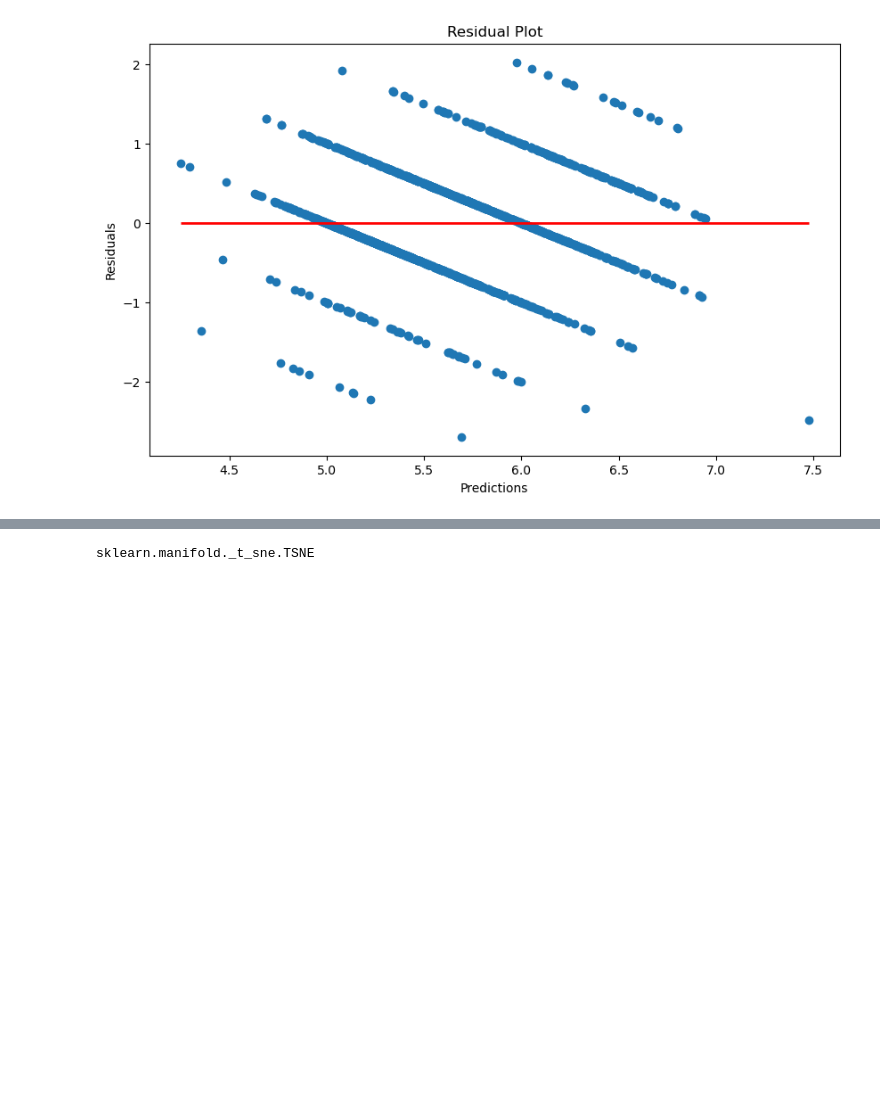
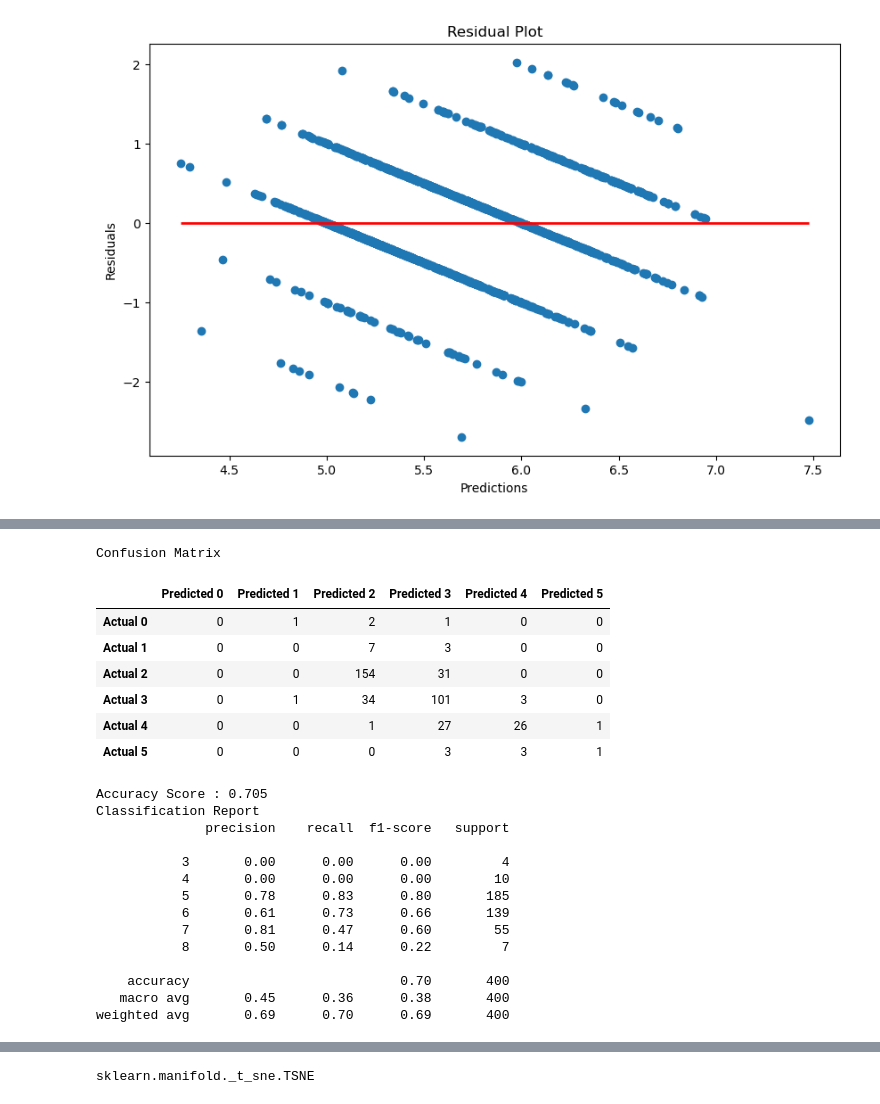
Before and after one commit to Berli85/Project4_Team2, a Jupyter notebook: combined_dataset/regression_analysis.ipynb, the cells around one changed output, grey strips where cells are left out. Saved outputs shown, nothing was run; the diff lists cells and outputs as text; code cells hidden in the pictures; blank space fills up the shorter version.

```diff
--- a/eda/regression_analysis.ipynb
+++ b/combined_dataset/regression_analysis.ipynb
@@ -430,0 +439,44 @@ plt.show()
+# %%
+# Making predictions using the testing data
+predictions = rf_model.predict(X_test_scaled)
+# %%
+# Model evaluation
+# Calculating the confusion matrix
+cm = confusion_matrix(y_test, predictions)
+cm_df = pd.DataFrame(
+    cm, index=["Actual 0", "Actual 1","Actual 2","Actual 3","Actual 4","Actual 5"],
+    columns=["Predicted 0", "Predicted 1", "Predicted 2", "Predicted 3", "Predicted 4", "Predicted 5"]
+)
+
+# Calculating the accuracy score
+acc_score = accuracy_score(y_test, predictions)
+# %%
+# Displaying results
+print("Confusion Matrix")
+display(cm_df)
+print(f"Accuracy Score : {acc_score}")
+print("Classification Report")
+print(classification_report(y_test, predictions))
+# %% [output]
+Confusion Matrix
+|  | Predicted 0 | Predicted 1 | Predicted 2 | Predicted 3 | Predicted 4 | Predicted 5 |
+| Actual 0 | 0 | 1 | 2 | 1 | 0 | 0 |
+| Actual 1 | 0 | 0 | 7 | 3 | 0 | 0 |
+| Actual 2 | 0 | 0 | 154 | 31 | 0 | 0 |
+| Actual 3 | 0 | 1 | 34 | 101 | 3 | 0 |
+| Actual 4 | 0 | 0 | 1 | 27 | 26 | 1 |
+| Actual 5 | 0 | 0 | 0 | 3 | 3 | 1 |
+Accuracy Score : 0.705
+Classification Report
+              precision    recall  f1-score   support
+
+           3       0.00      0.00      0.00         4
+           4       0.00      0.00      0.00        10
+           5       0.78      0.83      0.80       185
+           6       0.61      0.73      0.66       139
+           7       0.81      0.47      0.60        55
+           8       0.50      0.14      0.22         7
+
+    accuracy                           0.70       400
+   macro avg       0.45      0.36      0.38       400
+weighted avg       0.69      0.70      0.69       400
```
Also changed, not shown: parts of 34 cells of this notebook, 9 other files.
